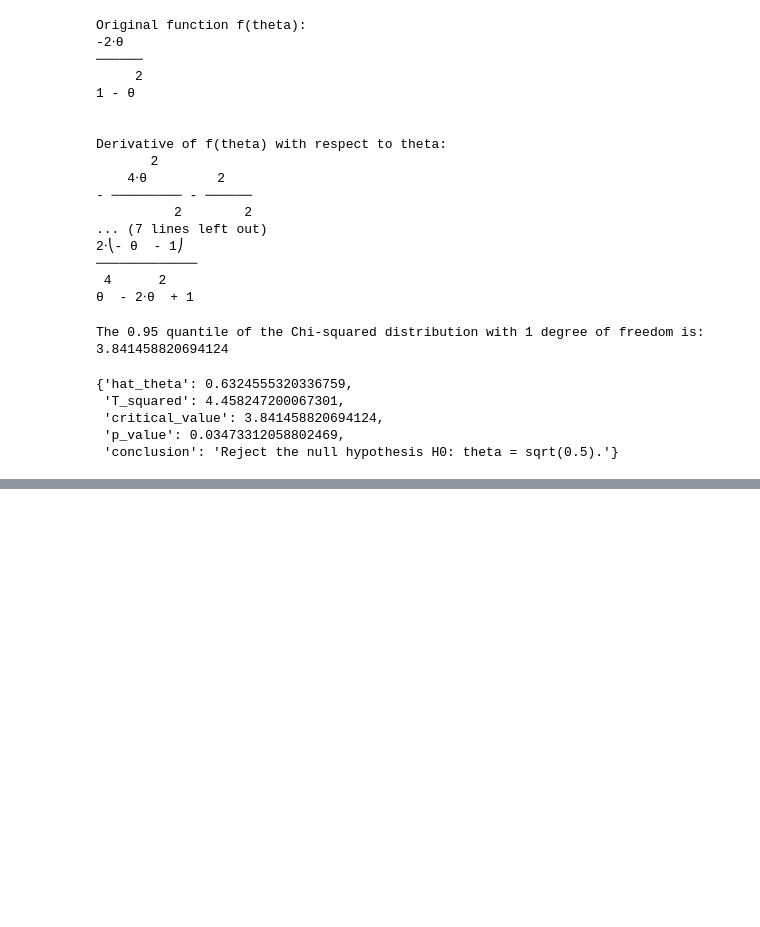
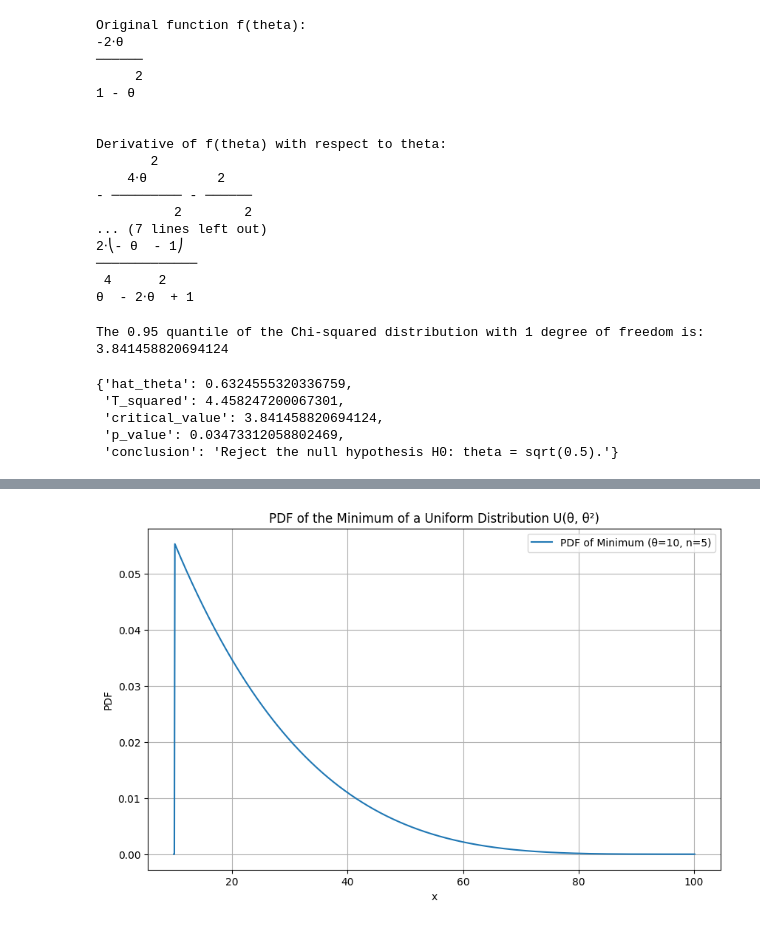
Before and after one commit to mariakesa/NeuroGarage, a Jupyter notebook: statistics_midterm.ipynb, the cells around one changed output, grey strips where cells are left out. Saved outputs shown, nothing was run; the diff lists cells and outputs as text; code cells hidden in the pictures; blank space fills up the shorter version.

Commit message:
level plot

```diff
--- a/statistics_midterm.ipynb
+++ b/statistics_midterm.ipynb
@@ -186,0 +267,79 @@ wald_test_statistic(n, a=40, b=60)
+# %%
+import numpy as np
+import matplotlib.pyplot as plt
+
+def pdf_min_uniform(theta, n, x_values):
+    """
+    Computes the PDF of the minimum of a sample of size n
+    from the Uniform distribution U(a, b) where a and b depend on theta.
+
+    Parameters:
+    - theta: parameter of the Uniform distribution
+    - n: sample size
+    - x_values: array of x values at which to compute the PDF
+
+    Returns:
+    - pdf_values: array of PDF values corresponding to x_values
+    """
+    # Determine the lower and upper bounds a and b
+    if theta > 0:
+        if theta > 1:
+            a = theta
+            b = theta**2
+            delta = b - a  # delta = theta*(theta - 1)
+        elif theta < 1:
+            a = theta**2
+            b = theta
+            delta = b - a  # delta = theta*(1 - theta)
+        else:
+            # theta == 1
+            # In this case, the distribution is degenerate at theta = 1
+            # Handle this case separately
+            a = b = 1
+            delta = 0
+    else:
+        raise ValueError("Theta must be positive.")
+
+    # Compute PDF values
+    pdf_values = np.zeros_like(x_values)
+
+    # Define the valid range of x
+    valid_indices = (x_values >= a) & (x_values <= b)
+
+    # Compute the PDF only for valid x values
+    x_valid = x_values[valid_indices]
+
+    if delta == 0:
+        # Degenerate case when theta == 1
+        pdf_values[valid_indices] = np.inf  # or handle accordingly
+    else:
+        # Compute the PDF using the formula
+        f_x = n / delta * ((b - x_valid) / delta) ** (n - 1)
+        pdf_values[valid_indices] = f_x
+
+    return pdf_values
+
+# Example usage:
+theta = 10  # Change theta as needed
+n = 5        # Sample size
+x_min = min(theta, theta**2) - 0.1  # Slightly extend the range for visualization
+x_max = max(theta, theta**2) + 0.1
+
+# Create an array of x values
+x_values = np.linspace(x_min, x_max, 1000)
+
+# Compute the PDF values
+pdf_values = pdf_min_uniform(theta, n, x_values)
+
+
+# Plot the PDF
+plt.figure(figsize=(10, 6))
+plt.plot(x_values, pdf_values, label=f'PDF of Minimum (θ={theta}, n={n})')
+plt.xlabel('x')
+plt.ylabel('PDF')
+plt.title('PDF of the Minimum of a Uniform Distribution U(θ, θ²)')
+plt.legend()
+plt.grid(True)
+plt.show()
+# %% [output]
+[figure, added]
```
Also changed, not shown: parts of 17 cells of this notebook, 12 other files.
